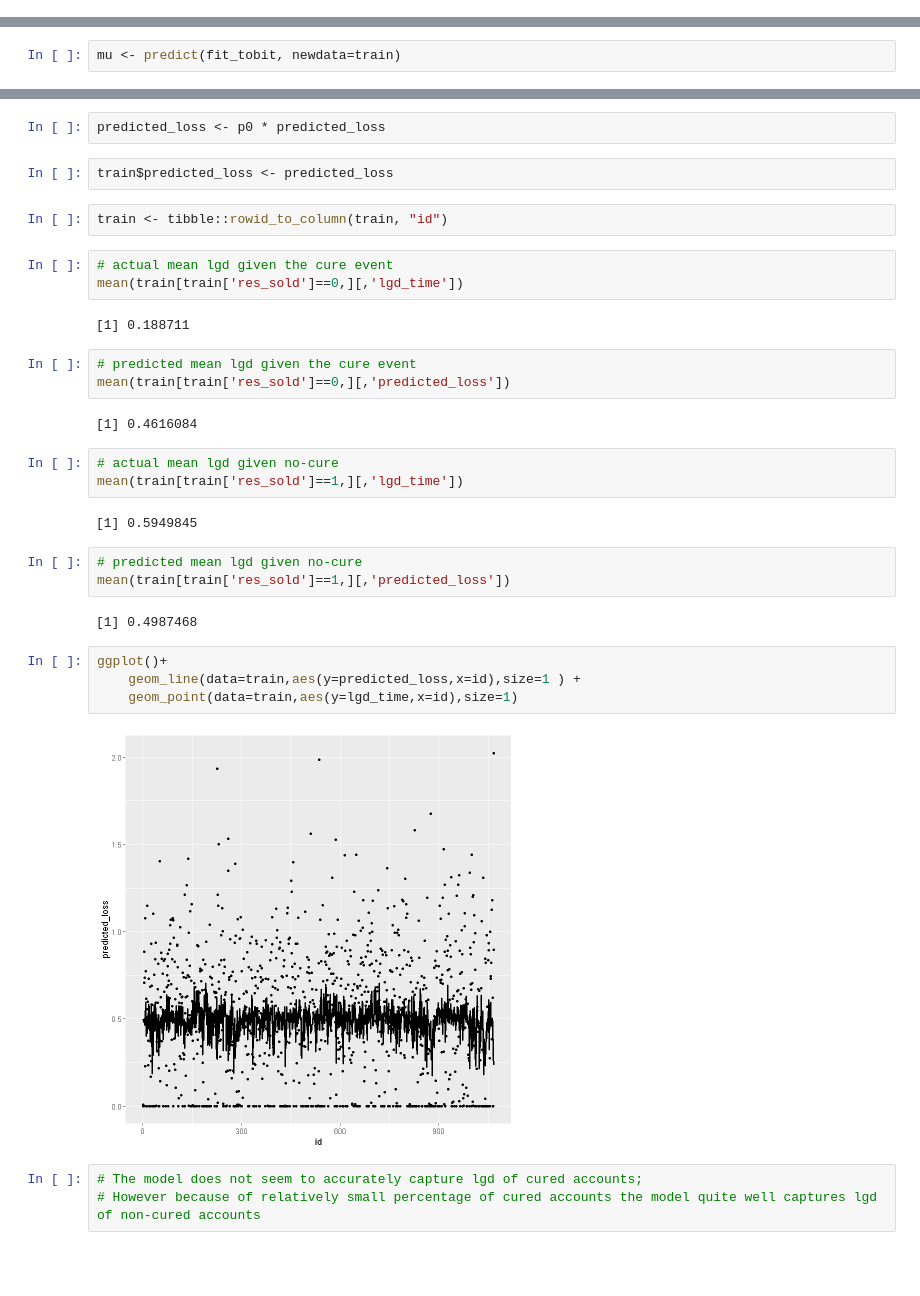
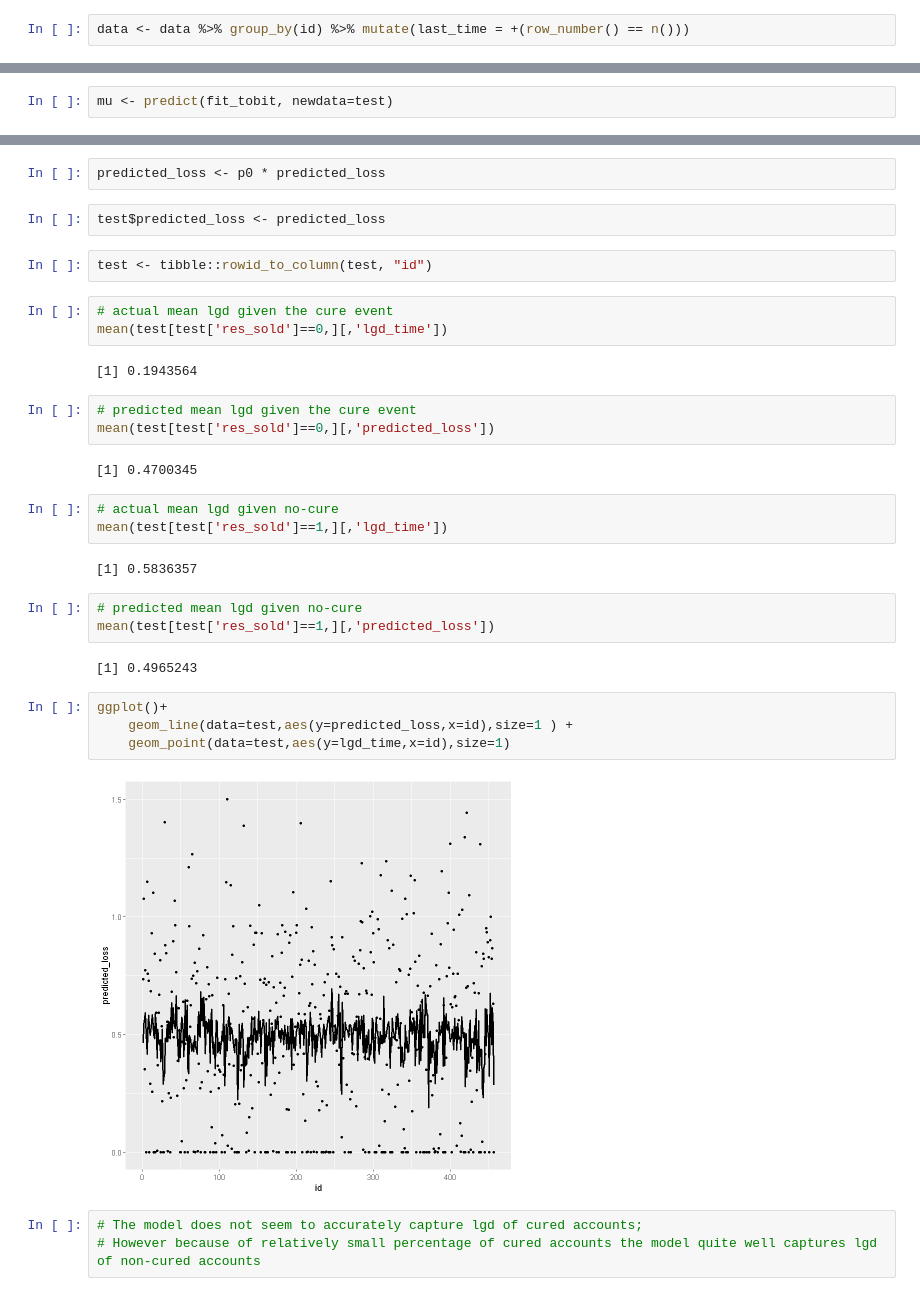
Before and after one commit to PawelChruszczewski/LGD-models, a Jupyter notebook: lgd.ipynb, the cells around one changed output, grey strips where cells are left out. Cells and saved outputs as stored; diff of their text form; blank space fills up the shorter version.

```diff
--- a/lgd.ipynb
+++ b/lgd.ipynb
@@ -243,3 +273,5 @@ ggplot() +
     geom_boxplot(data=data[data['status_time'] == 2,],aes(y=balance_orig_time,x=status_time),size=1)
 # %% [output]
 [figure]
+# %%
+data <- data %>% group_by(id) %>% mutate(last_time = +(row_number() == n()))
@@ -1285,7 +1468,7 @@ range(predict(fit_tobit), train$lgd_time)
 # %%
 # A rescaling adjustment is performed as follows:
 # %%
-mu <- predict(fit_tobit, newdata=train)
+mu <- predict(fit_tobit, newdata=test)
 # %%
 sigma <- fit_tobit$scale
 # %%
@@ -1297,35 +1480,35 @@ predicted_loss <- mu + sigma * lambda(mu/sigma)
 # %%
 predicted_loss <- p0 * predicted_loss
 # %%
-train$predicted_loss <- predicted_loss
+test$predicted_loss <- predicted_loss
 # %%
-train <- tibble::rowid_to_column(train, "id")
+test <- tibble::rowid_to_column(test, "id")
 # %%
 # actual mean lgd given the cure event
-mean(train[train['res_sold']==0,][,'lgd_time'])
+mean(test[test['res_sold']==0,][,'lgd_time'])
 # %% [output]
-[1] 0.188711
+[1] 0.1943564
 # %%
 # predicted mean lgd given the cure event
-mean(train[train['res_sold']==0,][,'predicted_loss'])
+mean(test[test['res_sold']==0,][,'predicted_loss'])
 # %% [output]
-[1] 0.4616084
+[1] 0.4700345
 # %%
 # actual mean lgd given no-cure
-mean(train[train['res_sold']==1,][,'lgd_time'])
+mean(test[test['res_sold']==1,][,'lgd_time'])
 # %% [output]
-[1] 0.5949845
+[1] 0.5836357
 # %%
 # predicted mean lgd given no-cure
-mean(train[train['res_sold']==1,][,'predicted_loss'])
+mean(test[test['res_sold']==1,][,'predicted_loss'])
 # %% [output]
-[1] 0.4987468
+[1] 0.4965243
 # %%
 ggplot()+
-    geom_line(data=train,aes(y=predicted_loss,x=id),size=1 ) +
-    geom_point(data=train,aes(y=lgd_time,x=id),size=1)
+    geom_line(data=test,aes(y=predicted_loss,x=id),size=1 ) +
+    geom_point(data=test,aes(y=lgd_time,x=id),size=1)
 # %% [output]
-[figure, old version]
+[figure, new version]
 # %%
 # The model does not seem to accurately capture lgd of cured accounts;
 # However because of relatively small percentage of cured accounts the model quite well captures lgd of non-cured accounts
```
Also changed, not shown: parts of 117 cells of this notebook.
